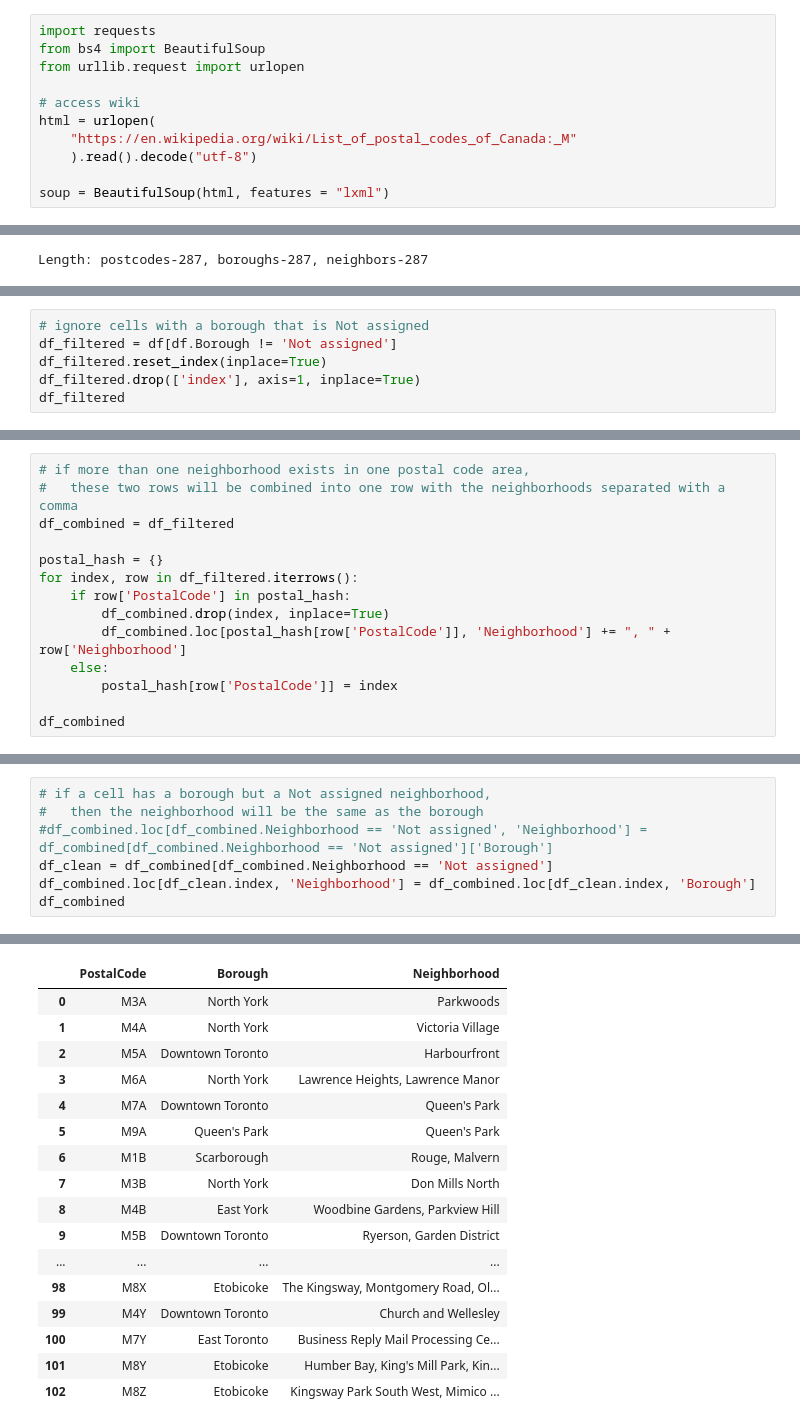
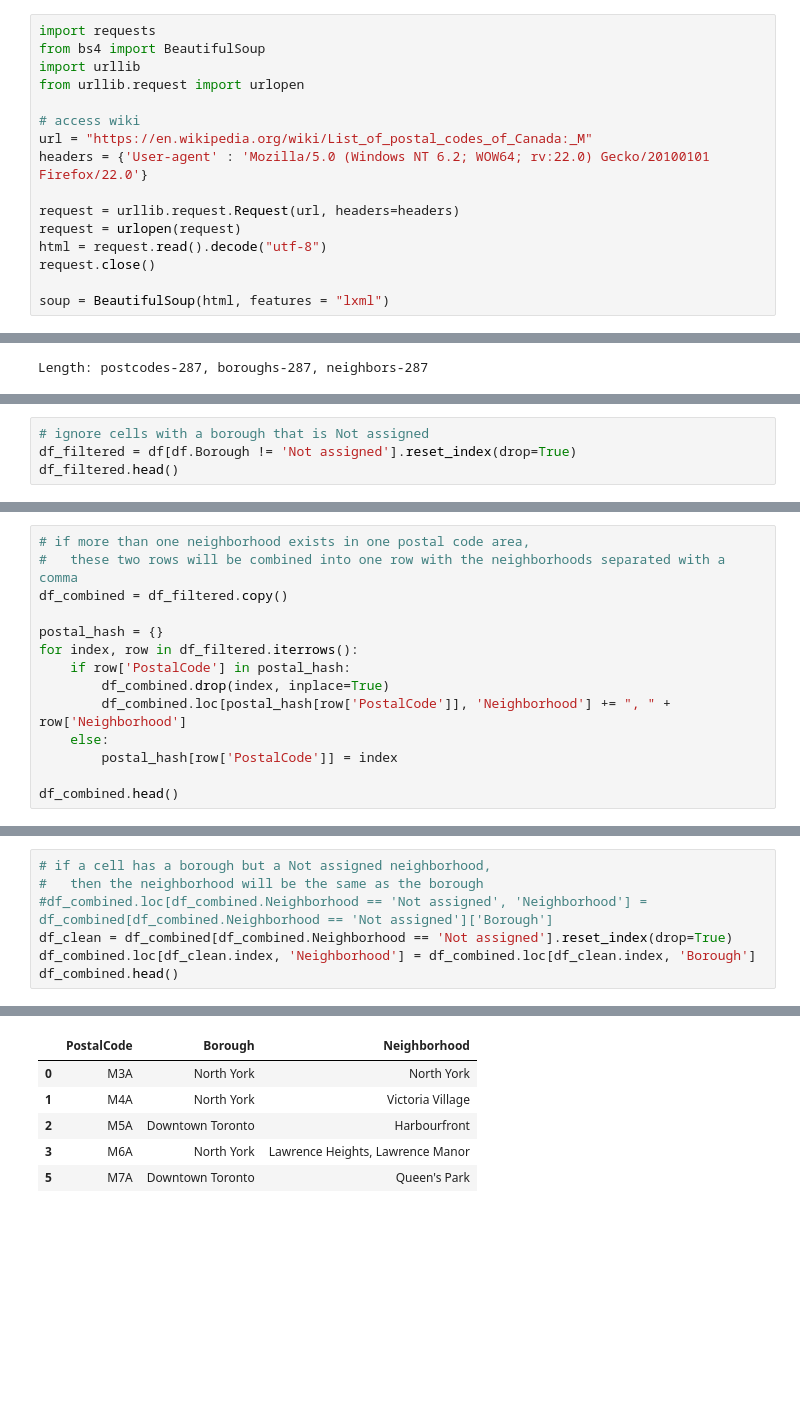
Before and after one commit to briandong/coursera_capstone, a Jupyter notebook: capstoneProject.ipynb, the cells around one changed output, grey strips where cells are left out. Saved outputs shown, nothing was run; the diff lists cells and outputs as text; blank space fills up the shorter version.

```diff
--- a/capstoneProject.ipynb
+++ b/capstoneProject.ipynb
@@ -18,12 +27,17 @@ Hello Capstone Project Course!
 # %%
 import requests
 from bs4 import BeautifulSoup
+import urllib
 from urllib.request import urlopen
 
 # access wiki
-html = urlopen(
-    "https://en.wikipedia.org/wiki/List_of_postal_codes_of_Canada:_M"
-    ).read().decode("utf-8")
+url = "https://en.wikipedia.org/wiki/List_of_postal_codes_of_Canada:_M"
+headers = {'User-agent' : 'Mozilla/5.0 (Windows NT 6.2; WOW64; rv:22.0) Gecko/20100101 Firefox/22.0'}
+
+request = urllib.request.Request(url, headers=headers)
+request = urlopen(request)
+html = request.read().decode("utf-8")
+request.close()
 
 soup = BeautifulSoup(html, features = "lxml")
 # %%
@@ -83,9 +85,7 @@ df
 # %%
 # ignore cells with a borough that is Not assigned
-df_filtered = df[df.Borough != 'Not assigned']
-df_filtered.reset_index(inplace=True)
-df_filtered.drop(['index'], axis=1, inplace=True)
-df_filtered
+df_filtered = df[df.Borough != 'Not assigned'].reset_index(drop=True)
+df_filtered.head()
 # %% [output]
 |  | PostalCode | Borough | Neighborhood |
 | 0 | M3A | North York | Parkwoods |
@@ -108,7 +96,7 @@ df_filtered
 # %%
 # if more than one neighborhood exists in one postal code area,
 #   these two rows will be combined into one row with the neighborhoods separated with a comma
-df_combined = df_filtered
+df_combined = df_filtered.copy()
 
 postal_hash = {}
 for index, row in df_filtered.iterrows():
@@ -118,7 +106,7 @@ for index, row in df_filtered.iterrows():
     else:
         postal_hash[row['PostalCode']] = index
 
-df_combined
+df_combined.head()
 # %% [output]
 |  | PostalCode | Borough | Neighborhood |
 | 0 | M3A | North York | Parkwoods |
@@ -142,7 +118,7 @@ df_combined
 # if a cell has a borough but a Not assigned neighborhood,
 #   then the neighborhood will be the same as the borough
 #df_combined.loc[df_combined.Neighborhood == 'Not assigned', 'Neighborhood'] = df_combined[df_combined.Neighborhood == 'Not assigned']['Borough']
-df_clean = df_combined[df_combined.Neighborhood == 'Not assigned']
+df_clean = df_combined[df_combined.Neighborhood == 'Not assigned'].reset_index(drop=True)
 df_combined.loc[df_clean.index, 'Neighborhood'] = df_combined.loc[df_clean.index, 'Borough']
-df_combined
+df_combined.head()
 # %% [output]
@@ -153,17 +125,6 @@ See the caveats in the documentation: http://pandas.pydata.org/pandas-docs/stabl
 |  | PostalCode | Borough | Neighborhood |
-| 0 | M3A | North York | Parkwoods |
+| 0 | M3A | North York | North York |
 | 1 | M4A | North York | Victoria Village |
 | 2 | M5A | Downtown Toronto | Harbourfront |
 | 3 | M6A | North York | Lawrence Heights, Lawrence Manor |
-| 4 | M7A | Downtown Toronto | Queen's Park |
-| 5 | M9A | Queen's Park | Queen's Park |
-| 6 | M1B | Scarborough | Rouge, Malvern |
-| 7 | M3B | North York | Don Mills North |
-| 8 | M4B | East York | Woodbine Gardens, Parkview Hill |
-| 9 | M5B | Downtown Toronto | Ryerson, Garden District |
-| ... | ... | ... | ... |
-| 98 | M8X | Etobicoke | The Kingsway, Montgomery Road, Ol... |
-| 99 | M4Y | Downtown Toronto | Church and Wellesley |
-| 100 | M7Y | East Toronto | Business Reply Mail Processing Ce... |
-| 101 | M8Y | Etobicoke | Humber Bay, King's Mill Park, Kin... |
-| 102 | M8Z | Etobicoke | Kingsway Park South West, Mimico ... |
+| 5 | M7A | Downtown Toronto | Queen's Park |
```
Also changed, not shown: parts of 25 cells of this notebook.
